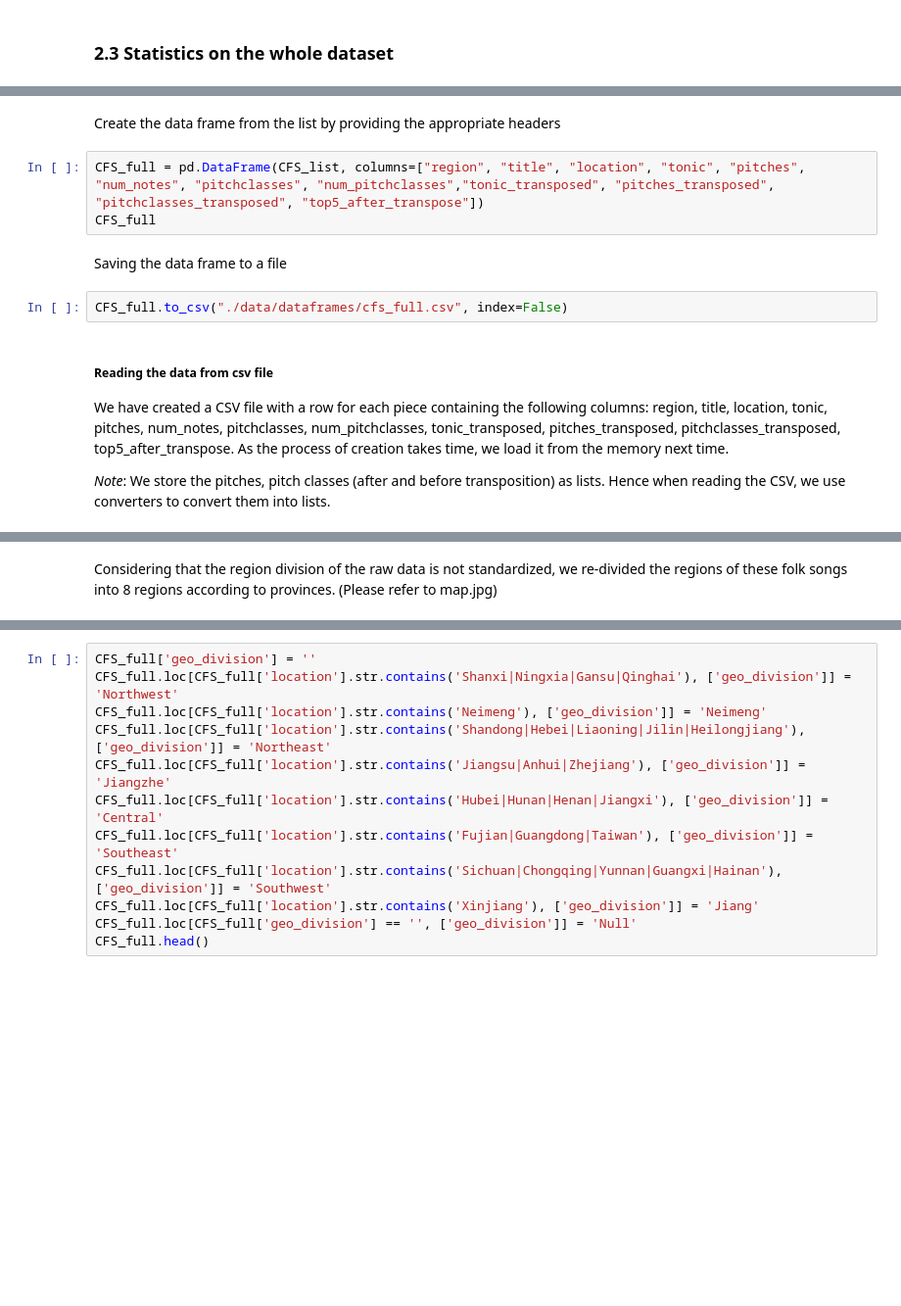
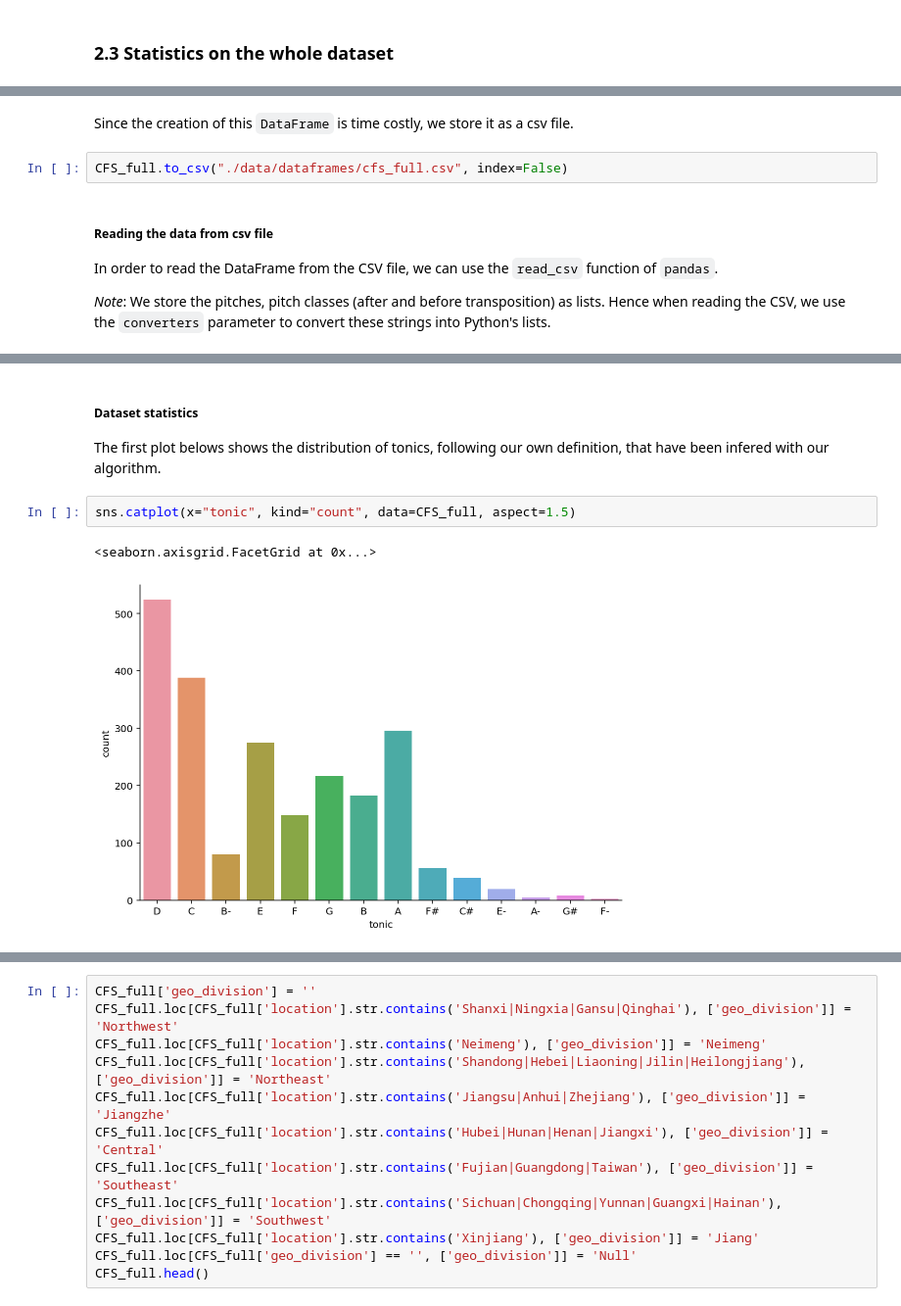
Before and after one commit to ravinitheshreddy/Digital-Musicology-Project, a Jupyter notebook: milestone2.ipynb, the cells around one changed output, grey strips where cells are left out. Shown at 98% size. Drawn from its saved outputs; the diff is of its cells as text; blank space fills up the shorter version.

```diff
--- a/milestone2.ipynb
+++ b/milestone2.ipynb
@@ -268,18 +288,13 @@ for gloc in tqdm(music_data):
-# %% [markdown]
-Create the data frame from the list by providing the appropriate headers
-# %%
-CFS_full = pd.DataFrame(CFS_list, columns=["region", "title", "location", "tonic", "pitches", "num_notes", "pitchclasses", "num_pitchclasses","tonic_transposed", "pitches_transposed", "pitchclasses_transposed", "top5_after_transpose"])
-CFS_full
-# %% [markdown]
-Saving the data frame to a file
+# %% [markdown]
+Since the creation of this `DataFrame` is time costly, we store it as a csv file.
 # %%
 CFS_full.to_csv("./data/dataframes/cfs_full.csv", index=False)
 # %% [markdown]
 ##### Reading the data from csv file
 
-We have created a CSV file with a row for each piece containing the following columns: region, title, location, tonic, pitches, num_notes, pitchclasses, num_pitchclasses, tonic_transposed, pitches_transposed, pitchclasses_transposed, top5_after_transpose. As the process of creation takes time, we load it from the memory next time.
+In order to read the DataFrame from the CSV file, we can use the `read_csv` function of `pandas`.
 
-_Note_: We store the pitches, pitch classes (after and before transposition) as lists. Hence when reading the CSV, we use converters to convert them into lists.
+_Note_: We store the pitches, pitch classes (after and before transposition) as lists. Hence when reading the CSV, we use the `converters` parameter to convert these strings into Python's lists.
 # %%
 CFS_full = pd.read_csv("./data/dataframes/cfs_full.csv", converters={'pitches': eval,'pitchclasses': eval,'pitches_transposed': eval,'pitchclasses_transposed': eval,'top5_after_transpose': eval})
 CFS_full.head()
@@ -290,5 +305,12 @@ CFS_full.head()
 | 2 | han | Tian xin shun | Asia, China, Shanxi Yanchang | D | [D5, A4, D5, D5, A4, D5, A4, D5, ... | 24 | [D, A, G, E, B] | 5 | ... |
 | 3 | han | Liu zhi dan | Asia, China, Shanxi Shanbei | B- | [E-5, C5, B-4, A-4, B-4, E-4, F4,... | 41 | [E-, C, B-, A-, F] | 5 | ... |
 | 4 | han | Zanmen de hongjun shi li zhong | Asia, China, Shanxi Shanbei | E | [E5, E4, A4, G4, A4, B4, E5, D5, ... | 24 | [E, A, G, B, D] | 5 | ... |
-# %% [markdown]
-Considering that the region division of the raw data is not standardized, we re-divided the regions of these folk songs into 8 regions according to provinces. (Please refer to map.jpg)
+# %% [markdown]
+##### Dataset statistics
+
+The first plot belows shows the distribution of tonics, following our own definition, that have been infered with our algorithm.
+# %%
+sns.catplot(x="tonic", kind="count", data=CFS_full, aspect=1.5)
+# %% [output]
+<seaborn.axisgrid.FacetGrid at 0x...>
+[figure, added]
```
Also changed, not shown: parts of 54 cells of this notebook, 3 other files.
